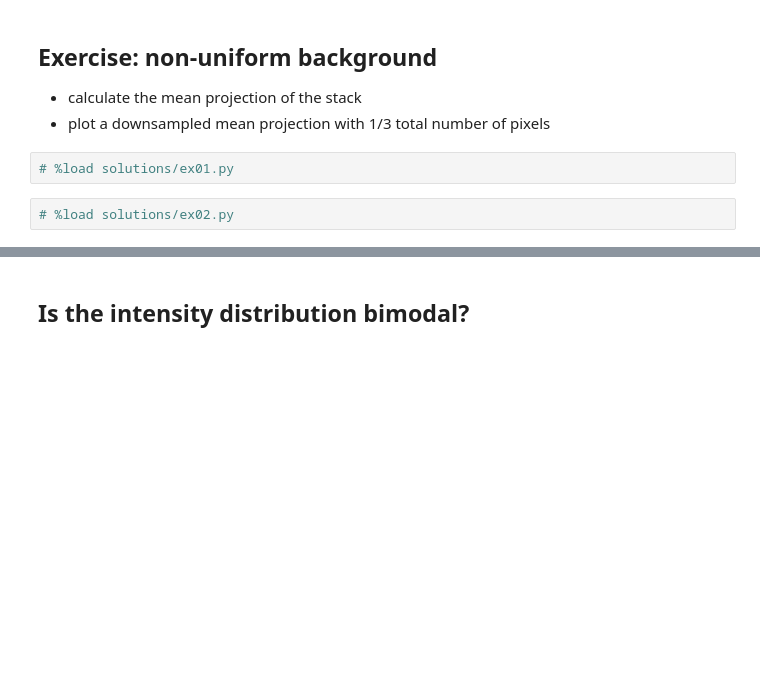
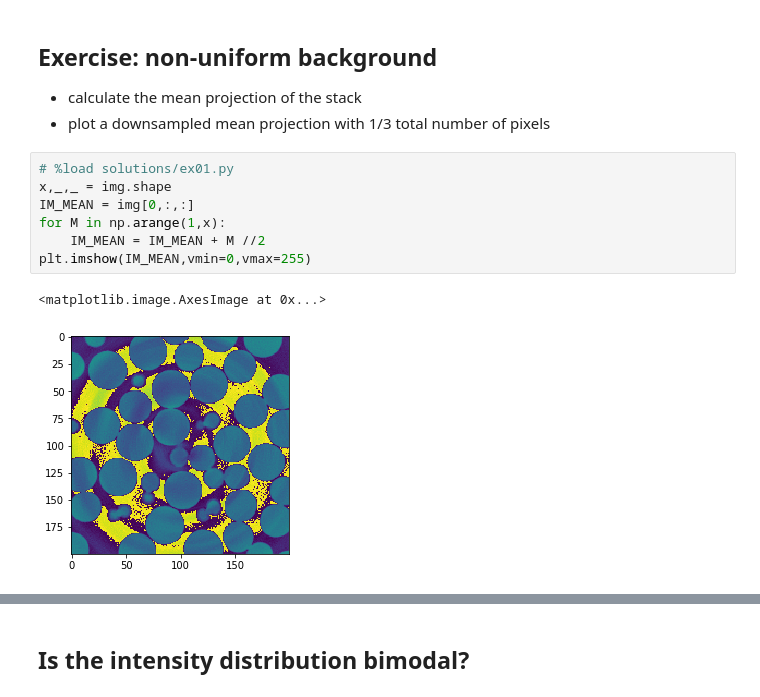
Before and after one commit to CameraIA/dipmicroct, a Jupyter notebook: partII/01_analyze3D.ipynb, the cells around one changed output, grey strips where cells are left out. Cells and saved outputs as stored; diff of their text form; blank space fills up the shorter version.

```diff
--- a/partII/01_analyze3D.ipynb
+++ b/partII/01_analyze3D.ipynb
@@ -85,7 +85,13 @@ def slicing(b,lut='viridis'):
 ## Exercise: non-uniform background
 - calculate the mean projection of the stack
 - plot a downsampled mean projection with 1/3 total number of pixels
-# %%
-# %load solutions/ex01.py
-# %%
-# %load solutions/ex02.py
+# %%
+# %load solutions/ex01.py
+x,_,_ = img.shape
+IM_MEAN = img[0,:,:]
+for M in np.arange(1,x):
+    IM_MEAN = IM_MEAN + M //2
+plt.imshow(IM_MEAN,vmin=0,vmax=255)
+# %% [output]
+<matplotlib.image.AxesImage at 0x...>
+[figure, added]
```
Also changed, not shown: parts of 25 cells of this notebook, 3 other files.
